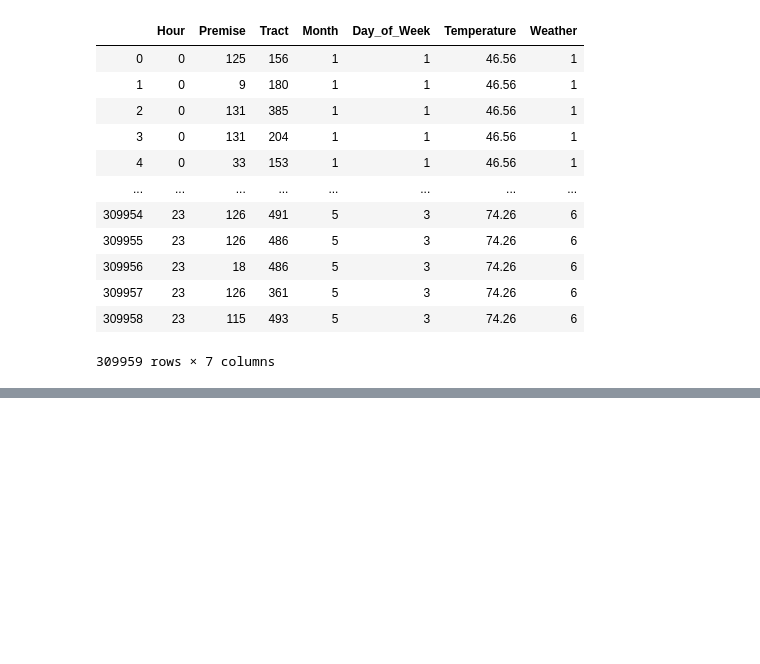
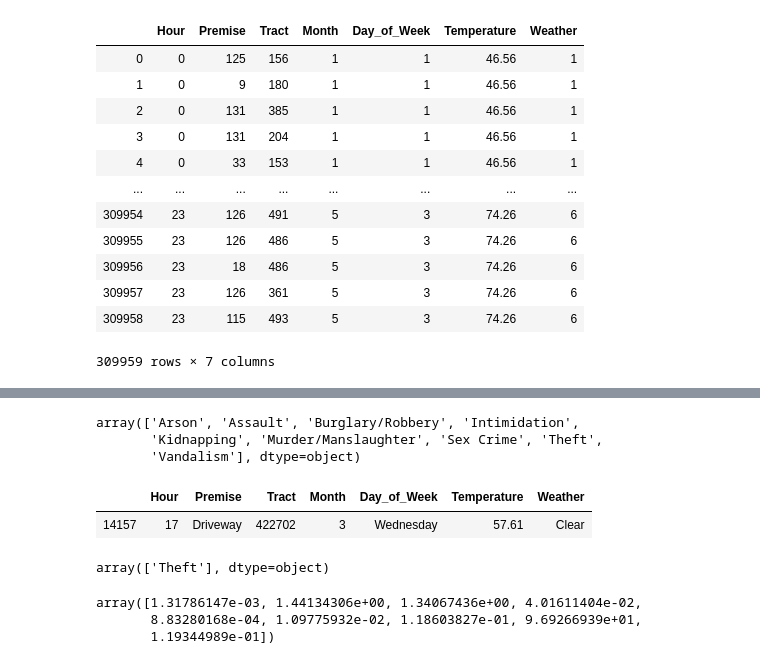
Before and after one commit to florin-vasiliu/Houston-Crime-Analysis, a Jupyter notebook: machine_learning/CatBoost.ipynb, the cells around one changed output, grey strips where cells are left out. Cells and saved outputs as stored; diff of their text form; code cells hidden in the pictures; blank space fills up the shorter version.

```diff
--- a/machine_learning/CatBoost.ipynb
+++ b/machine_learning/CatBoost.ipynb
@@ -354,0 +203,25 @@ print(model.get_best_score())
+# %%
+classes = cb.classes_
+classes
+# %% [output]
+array(['Arson', 'Assault', 'Burglary/Robbery', 'Intimidation',
+       'Kidnapping', 'Murder/Manslaughter', 'Sex Crime', 'Theft',
+       'Vandalism'], dtype=object)
+# %%
+X_test[:1]
+# %% [output]
+|  | Hour | Premise | Tract | Month | Day_of_Week | Temperature | Weather |
+| 14157 | 17 | Driveway | 422702 | 3 | Wednesday | 57.61 | Clear |
+# %%
+cb.predict([17, 'Driveway', 100000, 3, 'Wednesday', 57.61, 'Clear'])
+# cb.predict(X_test[:1])[0]
+# %% [output]
+array(['Theft'], dtype=object)
+# %%
+proba_array = (cb.predict_proba([17, 'Driveway', 100000, 3, 'Wednesday', 57.61, 'Clear'])*100)
+# proba_array = (cb.predict_proba(X_test[:1])*100)
+proba_array
+# %% [output]
+array([1.31786147e-03, 1.44134306e+00, 1.34067436e+00, 4.01611404e-02,
+       8.83280168e-04, 1.09775932e-02, 1.18603827e-01, 9.69266939e+01,
+       1.19344989e-01])
```
Also changed, not shown: parts of 31 cells of this notebook, 10 other files.
